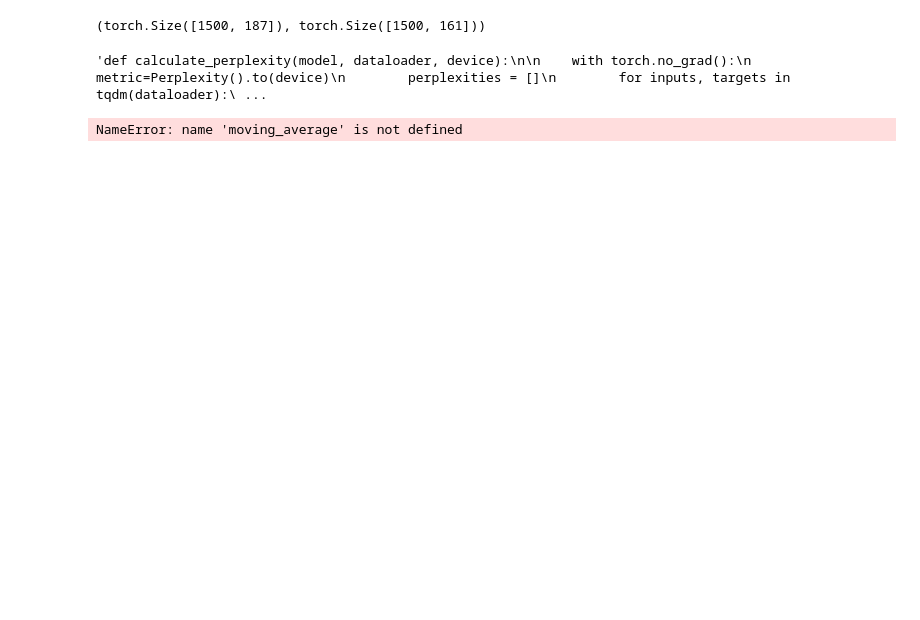
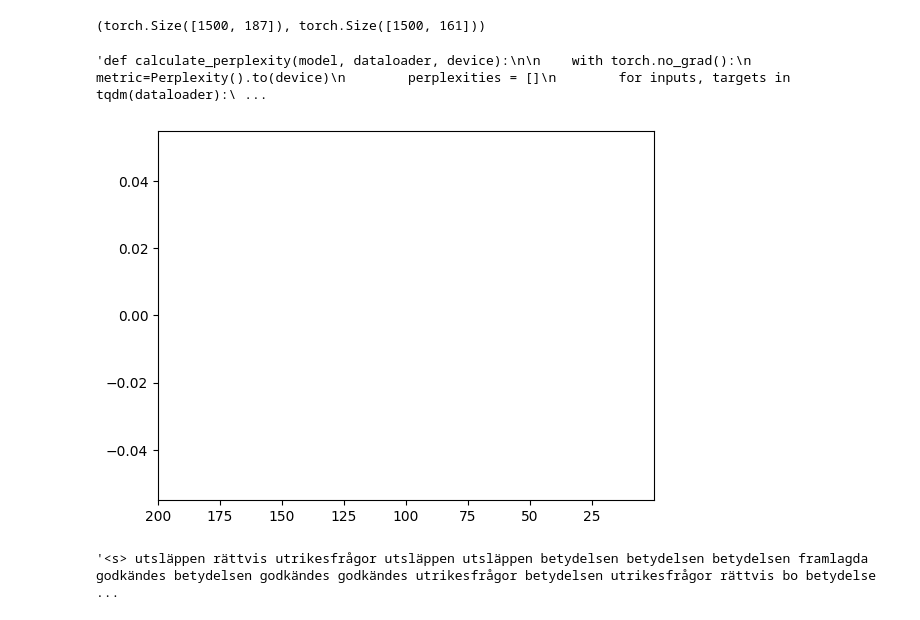
Before and after one commit to KristofferGus/AI-modeling, a Jupyter notebook: project.ipynb, the cells around one changed output. Saved outputs shown, nothing was run; the diff lists cells and outputs as text; code cells hidden in the pictures; blank space fills up the shorter version.

```diff
--- a/project.ipynb
+++ b/project.ipynb
@@ -562,7 +488,7 @@ Compile with `TORCH_USE_CUDA_DSA` to enable device-side assertions.
 # %%
-model_dict = torch.load("autoReg2.pth")
-train_losses =[a.item() for a in model_dict["train_losses"]]
-val_losses = [a.item() for a in model_dict["val_losses"]]
+model_dict = torch.load(model_name)
+train_losses =model_dict["train_losses"]
+val_losses = model_dict["val_losses"]
 model = NextTokenPredictorEncoded(*model_dict["model_args"]).to(device)
 model.load_state_dict(model_dict["model"])
 # %% [output]
@@ -607,11 +533,17 @@ d[model_name[:-4]], d"""
 # %%
 
 
-plt.plot((range(len(train_losses))), moving_average(train_losses, 700))
+plt.plot((range(len(train_losses))), moving_average(train_losses, 50))
 x = [int(a * len(train_losses) / len(val_losses)) for a in range(len(val_losses))]
-plt.plot(x, moving_average(val_losses, 200))
-plt.ylim(0.045, 0.08)
-plt.xlim(0)
+plt.plot(x, moving_average(val_losses, 50))
+#plt.ylim(0.02, 0.1)
+plt.xlim(200)
 plt.show()
 # %% [output]
-NameError: name 'moving_average' is not defined
+[figure, added]
+# %%
+translate(model, "for use it is not .", eng_word2id, swe_id2word,
+          swe_word2id["<s>"], swe_word2id["</s>"], eng_word2id["<s>"], eng_word2id["</s>"],
+          k = 10, max=30)
+# %% [output]
+'<s> utsläppen rättvis utrikesfrågor utsläppen utsläppen betydelsen betydelsen betydelsen framlagda godkändes betydelsen godkändes godkändes utrikesfrågor betydelsen utrikesfrågor rättvis bo betydelse ...
```
Also changed, not shown: parts of 11 cells of this notebook.
